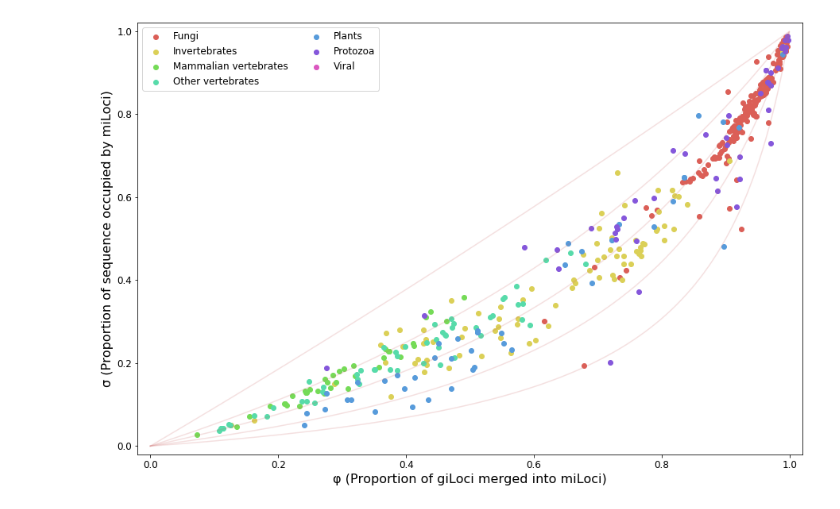
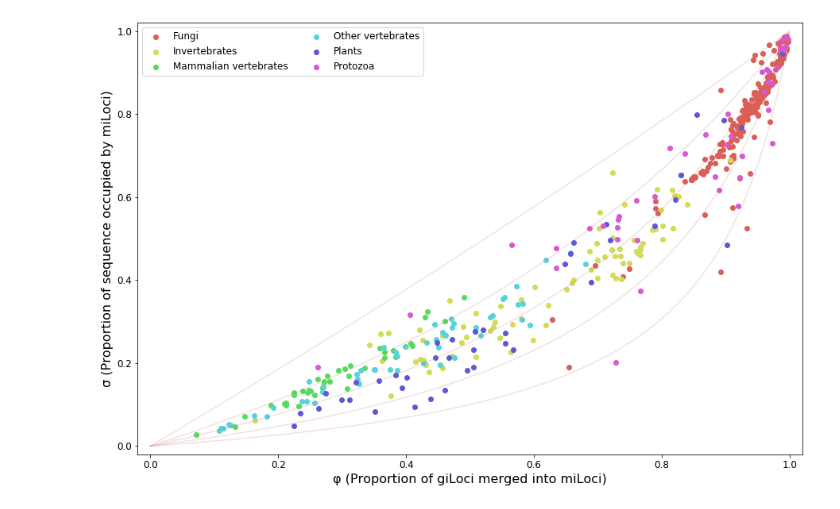
Before and after one commit to timlai4/Make_CFG, a Jupyter notebook: work/phisigma.ipynb, the cells around one changed output. Drawn from its saved outputs; the diff is of its cells as text; code cells hidden in the pictures.

```diff
--- a/work/phisigma.ipynb
+++ b/work/phisigma.ipynb
@@ -14,32 +14,32 @@ matplotlib.rcParams['ytick.labelsize'] = 12
 matplotlib.rcParams['savefig.dpi'] = 300
 seaborn.set_context({"figure.figsize": (15, 10)})
 # %%
-file_names = ['fungi','invertebrates','mammalian_vertebrate','other_vertebrate','plant','protozoa','viral']
-branches = ['Fungi', 'Invertebrates', 'Mammalian vertebrates', 'Other vertebrates', 'Plants', 'Protozoa', 'Viral']
+file_names = ['fungi','invertebrates','mammalian_vertebrate','other_vertebrate','plant','protozoa']
+branches = ['Fungi', 'Invertebrates', 'Mammalian vertebrates', 'Other vertebrates', 'Plants', 'Protozoa']
 
 x = [i / 1000 for i in range(1000)]
 rhos = [0.1, 1, 2, 4, 8]
 for j, rho in enumerate(rhos):
     y = [(i/(1+(1-i)*rho)) for i in x]
     _ = plt.plot(x, y, color='#cc6666', alpha=0.2)
 
 plots = []
 palette = seaborn.color_palette("hls", len(branches))
 i = 0
 for file in file_names:
     specdata = pd.read_csv('phisigma_' + file + '.tsv', sep = '\t')
     plot = plt.scatter(specdata['Phi'], specdata['Sigma'], color=palette[i])
     plots.append(plot)
     i += 1
 
 _ = plt.xlim(-0.02, 1.02)
 _ = plt.ylim(-0.02, 1.02)
 _ = plt.xlabel('φ (Proportion of giLoci merged into miLoci)')
 _ = plt.ylabel('σ (Proportion of sequence occupied by miLoci)')
 _ = plt.legend(plots, branches, scatterpoints=1,
            loc='upper left',
            ncol=2,
            fontsize=12)
 _ = plt.show()
 # %% [output]
-[figure, old version]
+[figure, new version]
```
Also changed, not shown: 5 other files.
